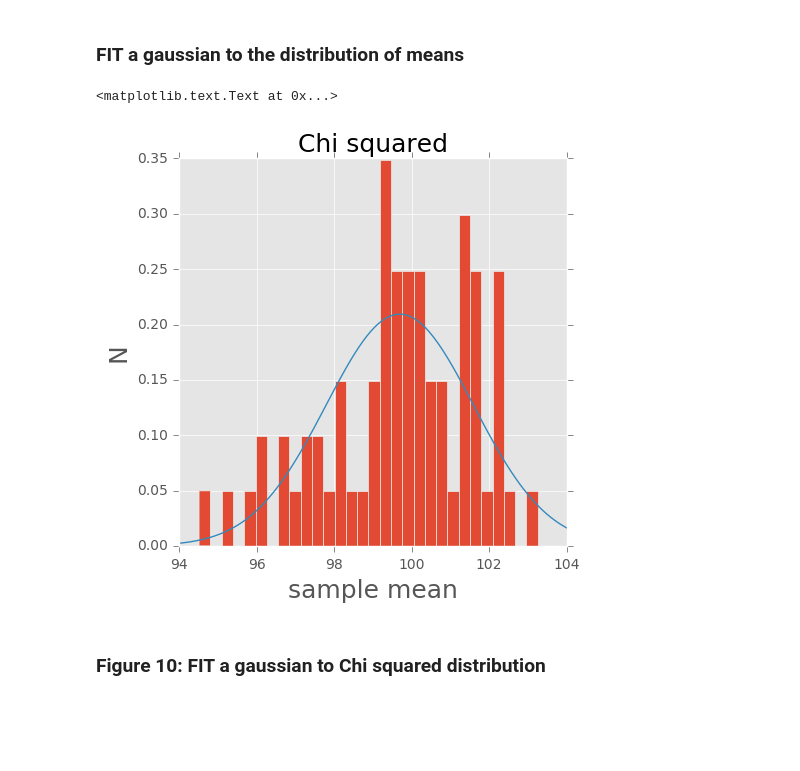
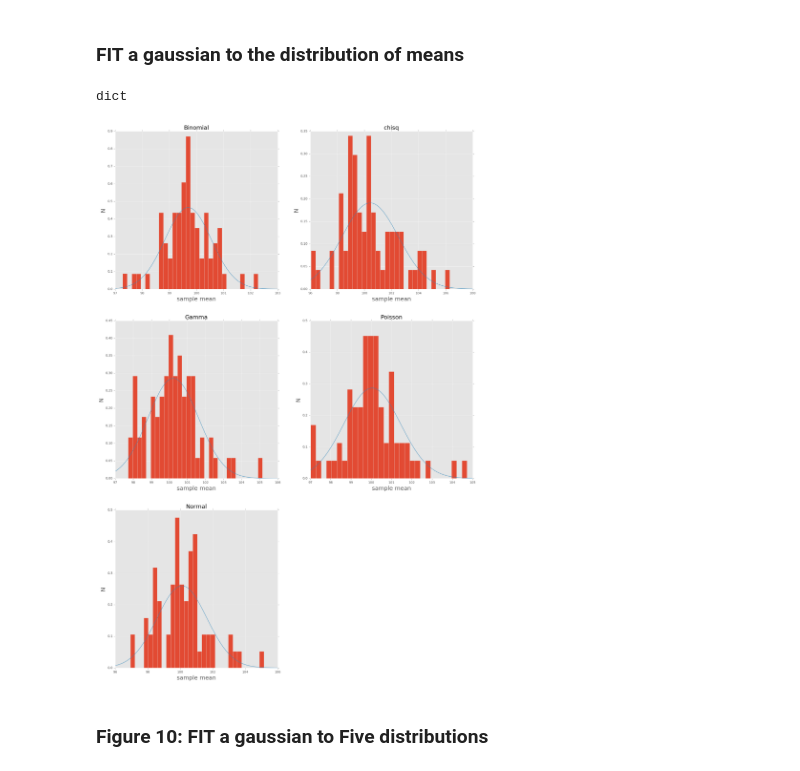
Before and after one commit to baolingz/PUI2017_yw3447, a Jupyter notebook: HW3_yw3447/HW3_1_yw3447.ipynb, the cells around one changed output. Drawn from its saved outputs; the diff is of its cells as text; code cells hidden in the pictures; blank space fills up the shorter version.

```diff
--- a/HW3_yw3447/HW3_1_yw3447.ipynb
+++ b/HW3_yw3447/HW3_1_yw3447.ipynb
@@ -329,22 +332,31 @@ pl.title('Gamma', fontsize = 18)
 # Extra Credit
 # %% [markdown]
 ### FIT a gaussian to the distribution of means
+# %%
+type(md)
+# %% [output]
+dict
 # %%
-allmeans = list(md['chisq']['means'].values())
+fig = pl.figure(figsize=(20,30))
 
-pl.figure(figsize=(5, 5))
-pl.hist(allmeans,bins=30,normed=True)
+for i,e in enumerate(md):
+    allmeans = list(md[e]['means'].values())
 
-xmin, xmax = pl.xlim()
-x = np.linspace(xmin,xmax,100)
-y = norm.pdf(x,np.mean(allmeans),np.std(allmeans))
-pl.plot(x,y)
+    ax = fig.add_subplot(3,2,i+1)
 
-pl.xlabel('sample mean', fontsize = 18)
-pl.ylabel('N', fontsize = 18)
-pl.title('Chi squared', fontsize = 18)
+    ax.hist(allmeans,bins=30,normed=True)
+
+    xmin, xmax = pl.xlim()
+    x = np.linspace(xmin,xmax,100)
+    y = norm.pdf(x,np.mean(allmeans),np.std(allmeans))
+    ax.plot(x,y)
+    ax.set_xlabel('x')
+    ax.set_ylabel('y')
+
+    ax.set_xlabel('sample mean', fontsize = 18)
+    ax.set_ylabel('N', fontsize = 18)
+    ax.set_title(e, fontsize = 18)
 # %% [output]
-<matplotlib.text.Text at 0x...>
-[figure, old version]
+[figure, new version]
 # %% [markdown]
-### Figure 10: FIT a gaussian to Chi squared distribution
+### Figure 10: FIT a gaussian to Five distributions
```
Also changed, not shown: parts of 20 cells of this notebook.
